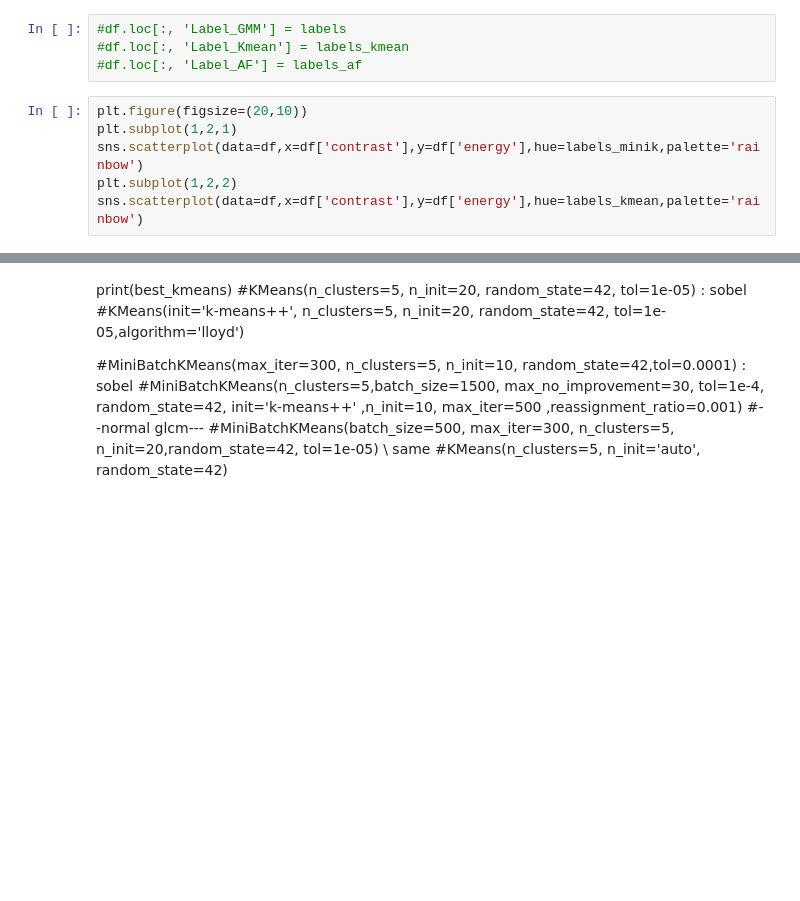
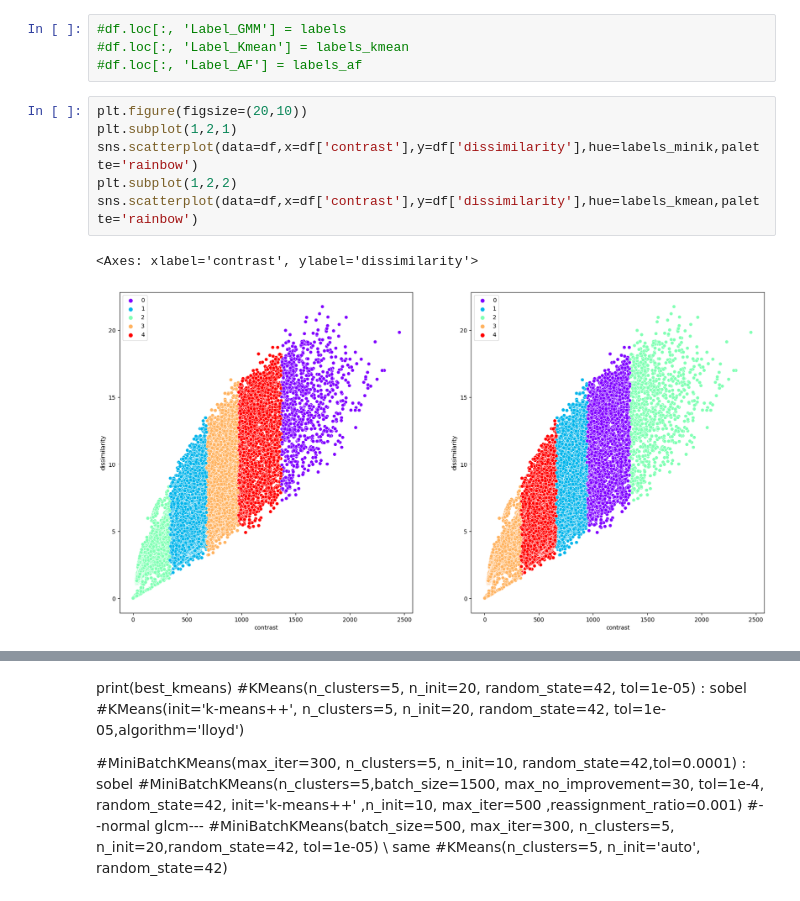
Before and after one commit to PrachayaKMITL/NARIT_internship_2024, a Jupyter notebook: test_data.ipynb, the cells around one changed output, grey strips where cells are left out. Cells and saved outputs as stored; diff of their text form; blank space fills up the shorter version.

```diff
--- a/test_data.ipynb
+++ b/test_data.ipynb
@@ -98,9 +118,12 @@ labels_minik = minik.fit_predict(dataset)
 # %%
 plt.figure(figsize=(20,10))
 plt.subplot(1,2,1)
-sns.scatterplot(data=df,x=df['contrast'],y=df['energy'],hue=labels_minik,palette='rainbow')
+sns.scatterplot(data=df,x=df['contrast'],y=df['dissimilarity'],hue=labels_minik,palette='rainbow')
 plt.subplot(1,2,2)
-sns.scatterplot(data=df,x=df['contrast'],y=df['energy'],hue=labels_kmean,palette='rainbow')
+sns.scatterplot(data=df,x=df['contrast'],y=df['dissimilarity'],hue=labels_kmean,palette='rainbow')
+# %% [output]
+<Axes: xlabel='contrast', ylabel='dissimilarity'>
+[figure, added]
 # %%
 print(silhouette_score(dataset,labels_kmean))
 print(silhouette_score(dataset,labels_minik))
```
Also changed, not shown: parts of 8 cells of this notebook, 4 other files.
